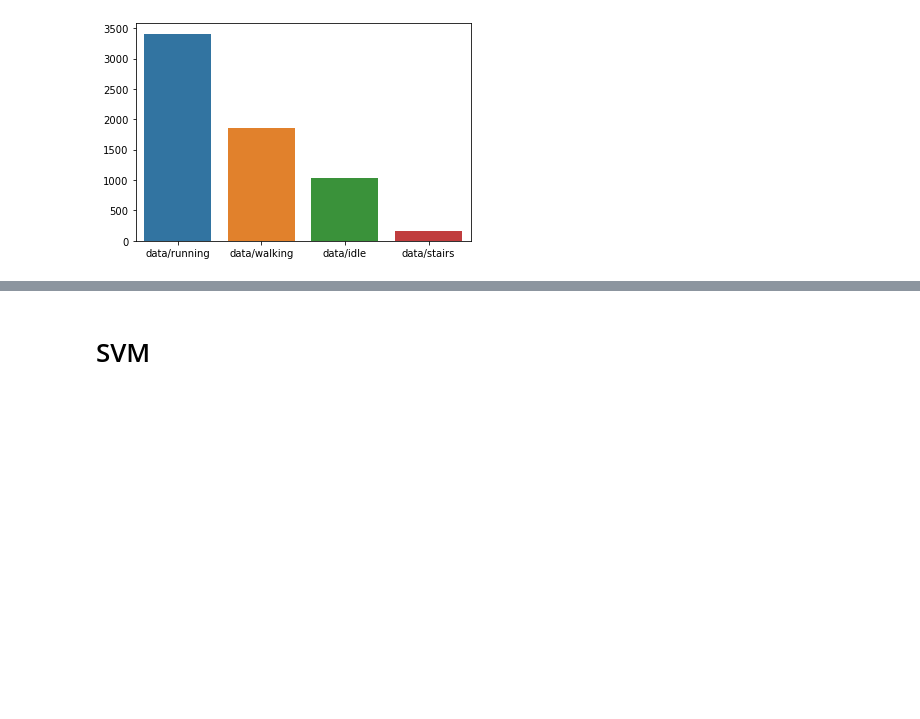
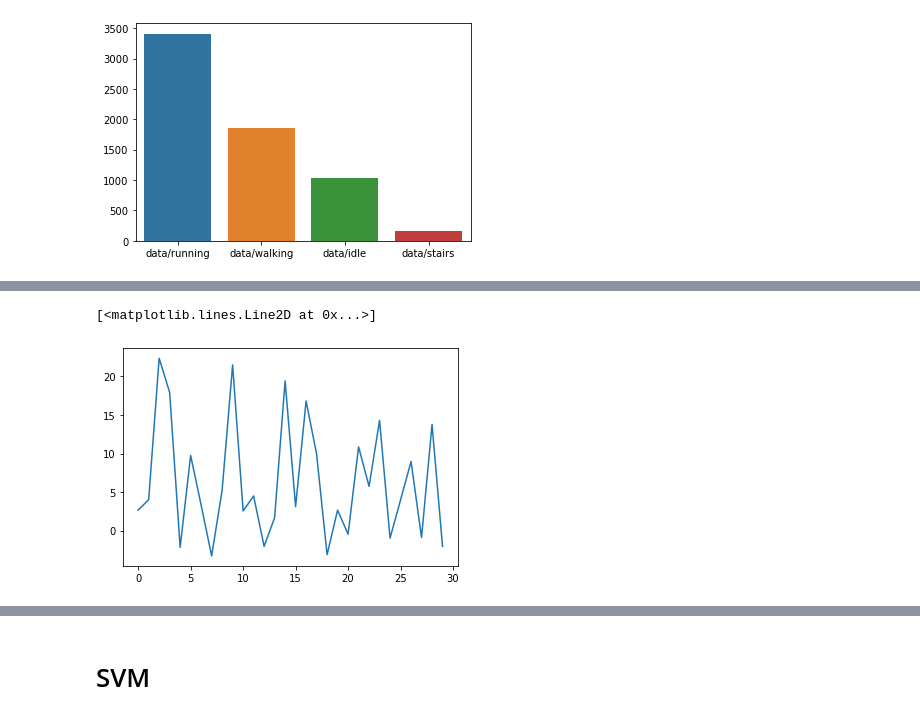
Before and after one commit to kilianovski/study, a Jupyter notebook: small_projects/activity_classification_accelerometer/setup_cv.ipynb, the cells around one changed output, grey strips where cells are left out. Cells and saved outputs as stored; diff of their text form; code cells hidden in the pictures; blank space fills up the shorter version.

```diff
--- a/small_projects/activity_classification_accelerometer/setup_cv.ipynb
+++ b/small_projects/activity_classification_accelerometer/setup_cv.ipynb
@@ -55,3 +121,8 @@ sns.barplot(x=counts.index, y=counts.values)
+# %%
+plt.plot(list(range(30)), full_df.iloc[0][x_acc_cols].values)
+# %% [output]
+[<matplotlib.lines.Line2D at 0x...>]
+[figure, added]
 # %%
 from sklearn.model_selection import StratifiedKFold
 # %%
```
Also changed, not shown: parts of 31 cells of this notebook.
